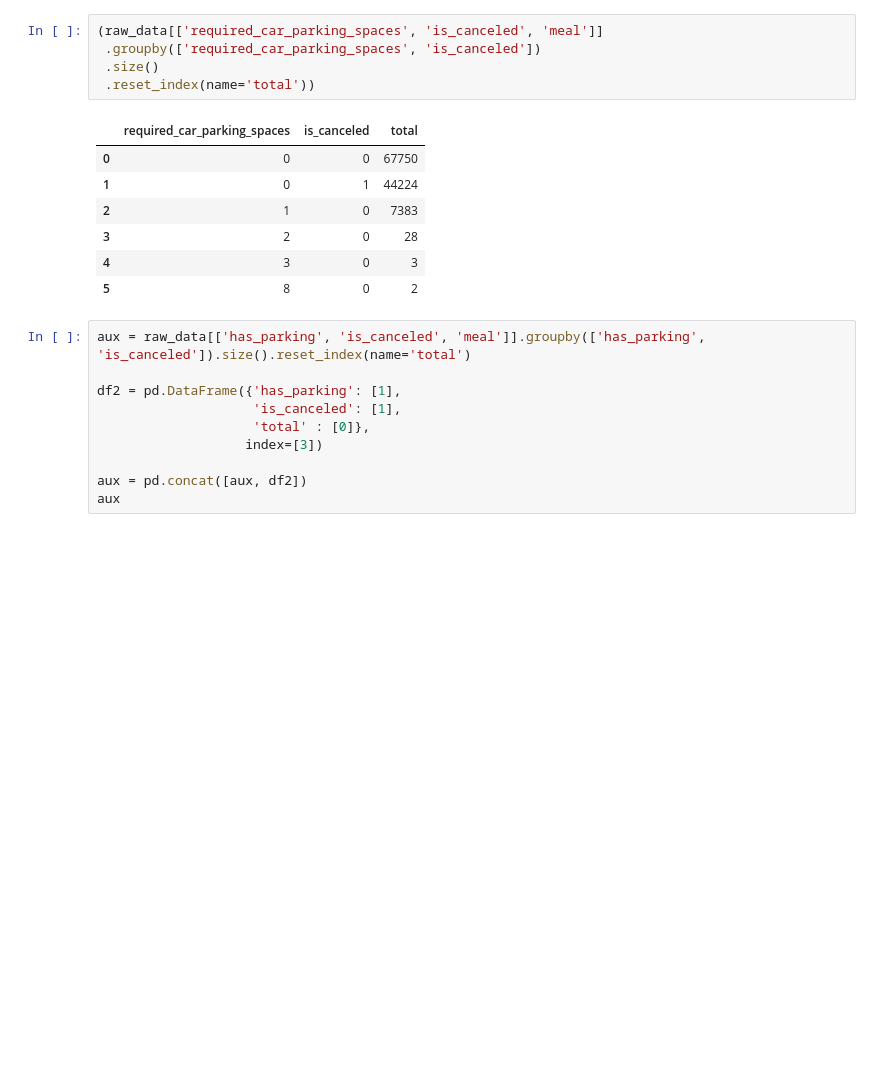
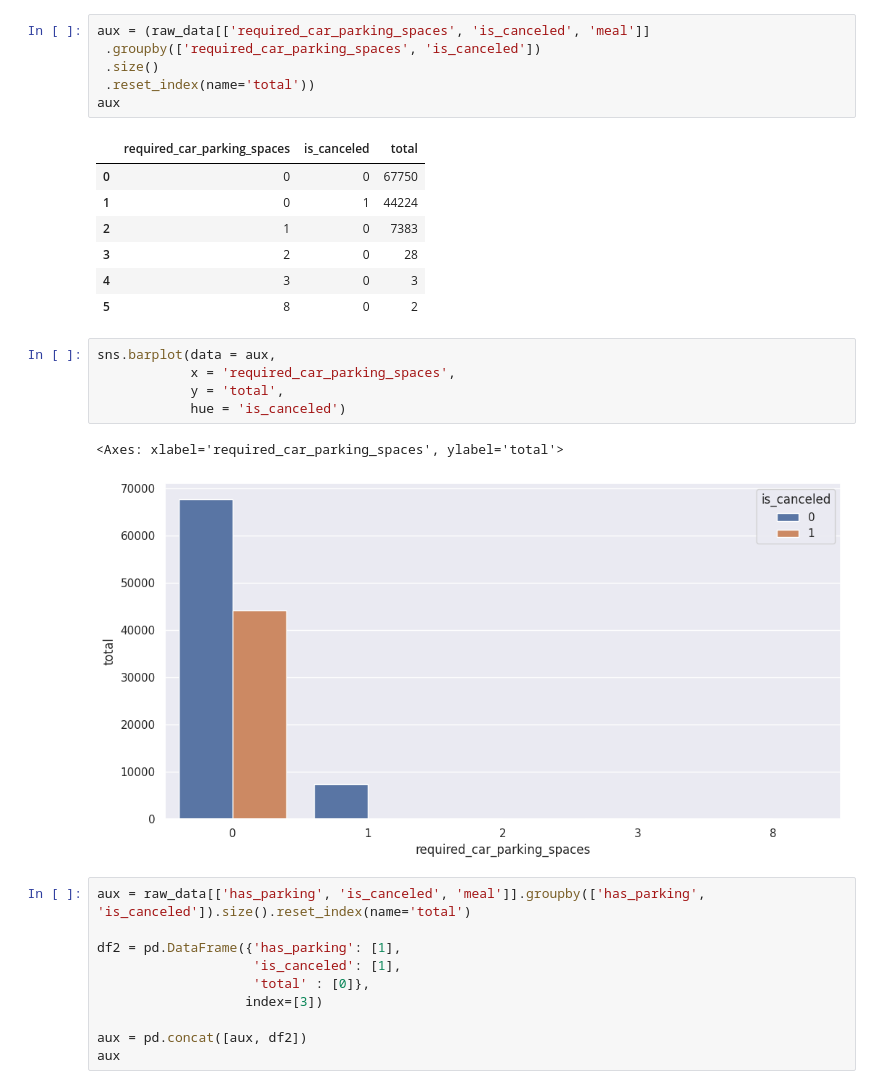
Before and after one commit to brunopiato/projeto_CDS_hotel, a Jupyter notebook: notebook.ipynb, the cells around one changed output. Cells and saved outputs as stored; diff of their text form; blank space fills up the shorter version.

```diff
--- a/notebook.ipynb
+++ b/notebook.ipynb
@@ -537,10 +543,11 @@ raw_data[['required_car_parking_spaces', 'has_parking']].sort_values(by='require
 | 119389 | 0 | 0 |
 119390 rows × 2 columns
 # %%
-(raw_data[['required_car_parking_spaces', 'is_canceled', 'meal']]
+aux = (raw_data[['required_car_parking_spaces', 'is_canceled', 'meal']]
  .groupby(['required_car_parking_spaces', 'is_canceled'])
  .size()
  .reset_index(name='total'))
+aux
 # %% [output]
 |  | required_car_parking_spaces | is_canceled | total |
 | 0 | 0 | 0 | 67750 |
@@ -549,6 +556,14 @@ raw_data[['required_car_parking_spaces', 'has_parking']].sort_values(by='require
 | 3 | 2 | 0 | 28 |
 | 4 | 3 | 0 | 3 |
 | 5 | 8 | 0 | 2 |
+# %%
+sns.barplot(data = aux,
+            x = 'required_car_parking_spaces',
+            y = 'total',
+            hue = 'is_canceled')
+# %% [output]
+<Axes: xlabel='required_car_parking_spaces', ylabel='total'>
+[figure, added]
 # %%
 aux = raw_data[['has_parking', 'is_canceled', 'meal']].groupby(['has_parking', 'is_canceled']).size().reset_index(name='total')
 
```
Also changed, not shown: parts of 2 cells of this notebook.
